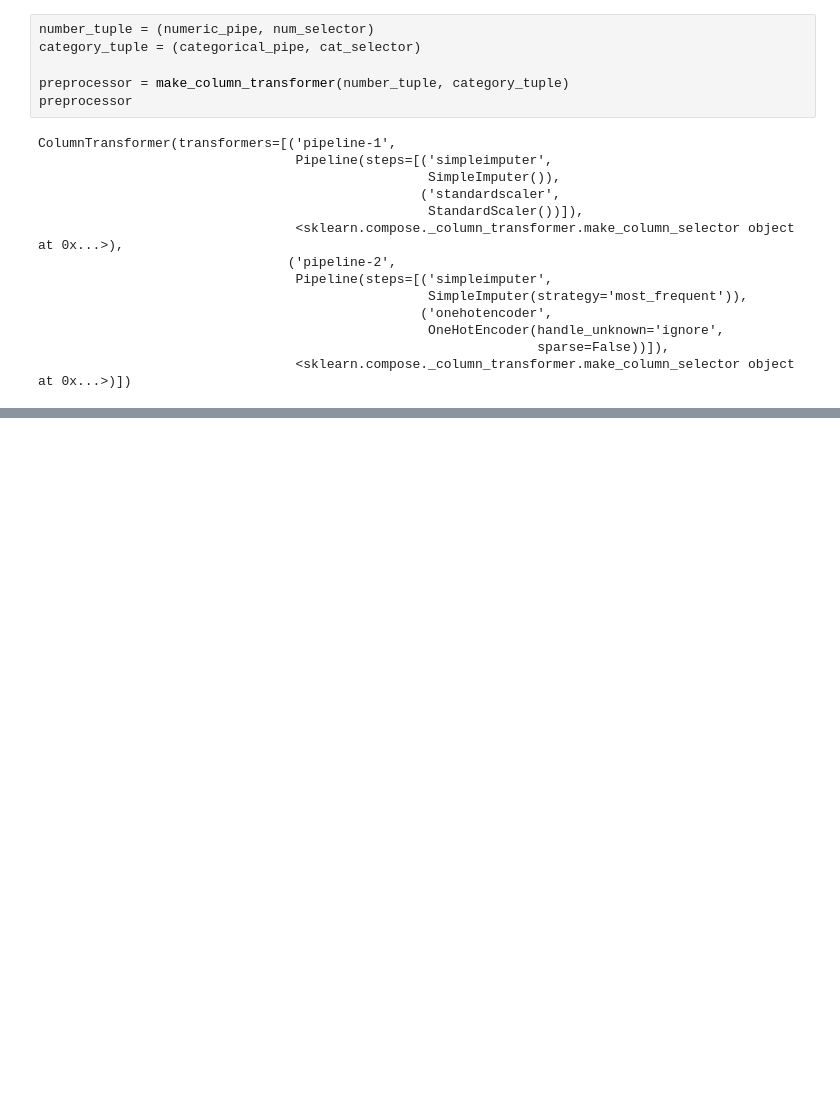
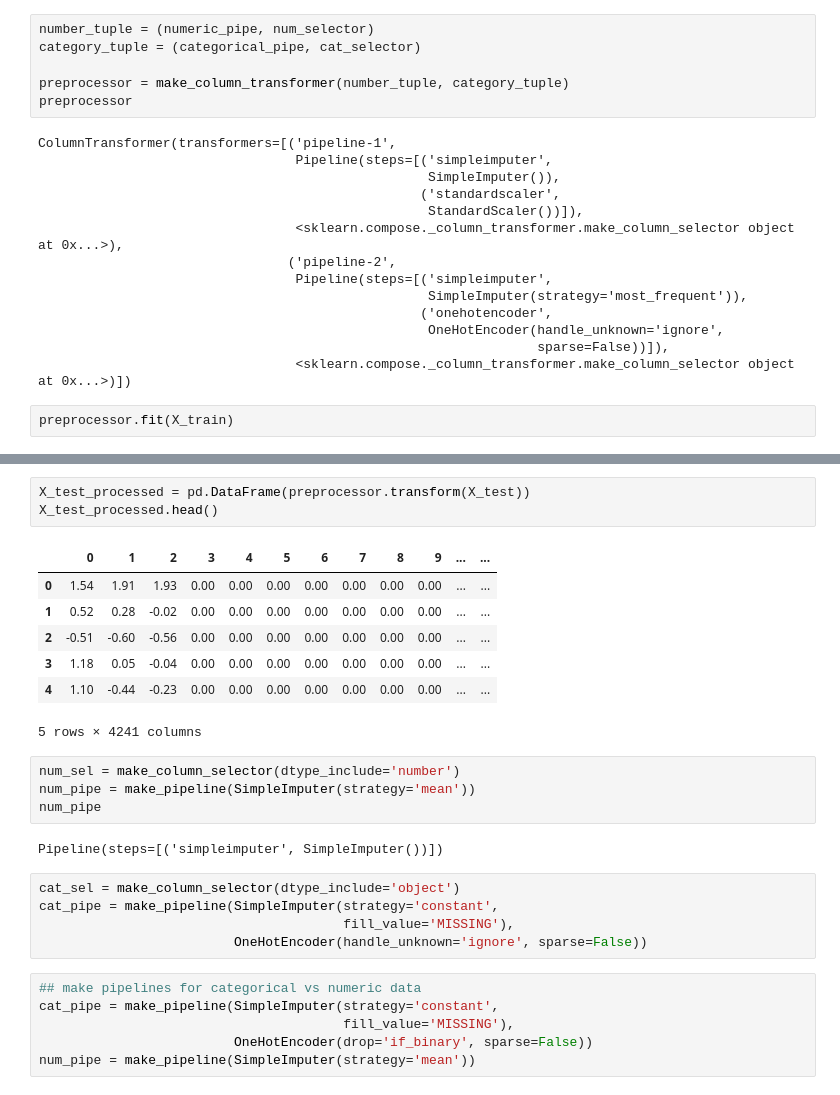
Before and after one commit to CatDawn29/Horror-Movie-Data-Halloween, a Jupyter notebook: Horror Movies.ipynb, the cells around one changed output, grey strips where cells are left out. Drawn from its saved outputs; the diff is of its cells as text; blank space fills up the shorter version.

```diff
--- a/Horror Movies.ipynb
+++ b/Horror Movies.ipynb
@@ -211,3 +212,5 @@ ColumnTransformer(transformers=[('pipeline-1',
                                                   OneHotEncoder(handle_unknown='ignore',
                                                                 sparse=False))]),
                                  <sklearn.compose._column_transformer.make_column_selector object at 0x...>)])
+# %%
+preprocessor.fit(X_train)
@@ -213,0 +245,28 @@ ColumnTransformer(transformers=[('pipeline-1',
+# %%
+X_test_processed = pd.DataFrame(preprocessor.transform(X_test))
+X_test_processed.head()
+# %% [output]
+|  | 0 | 1 | 2 | 3 | 4 | 5 | 6 | 7 | 8 | 9 | ... | ... |
+| 0 | 1.54 | 1.91 | 1.93 | 0.00 | 0.00 | 0.00 | 0.00 | 0.00 | 0.00 | 0.00 | ... | ... |
+| 1 | 0.52 | 0.28 | -0.02 | 0.00 | 0.00 | 0.00 | 0.00 | 0.00 | 0.00 | 0.00 | ... | ... |
+| 2 | -0.51 | -0.60 | -0.56 | 0.00 | 0.00 | 0.00 | 0.00 | 0.00 | 0.00 | 0.00 | ... | ... |
+| 3 | 1.18 | 0.05 | -0.04 | 0.00 | 0.00 | 0.00 | 0.00 | 0.00 | 0.00 | 0.00 | ... | ... |
+| 4 | 1.10 | -0.44 | -0.23 | 0.00 | 0.00 | 0.00 | 0.00 | 0.00 | 0.00 | 0.00 | ... | ... |
+5 rows × 4241 columns
+# %%
+num_sel = make_column_selector(dtype_include='number')
+num_pipe = make_pipeline(SimpleImputer(strategy='mean'))
+num_pipe
+# %% [output]
+Pipeline(steps=[('simpleimputer', SimpleImputer())])
+# %%
+cat_sel = make_column_selector(dtype_include='object')
+cat_pipe = make_pipeline(SimpleImputer(strategy='constant',
+                                       fill_value='MISSING'),
+                         OneHotEncoder(handle_unknown='ignore', sparse=False))
+# %%
+## make pipelines for categorical vs numeric data
+cat_pipe = make_pipeline(SimpleImputer(strategy='constant',
+                                       fill_value='MISSING'),
+                         OneHotEncoder(drop='if_binary', sparse=False))
+num_pipe = make_pipeline(SimpleImputer(strategy='mean'))
```
Also changed, not shown: parts of 5 cells of this notebook.
